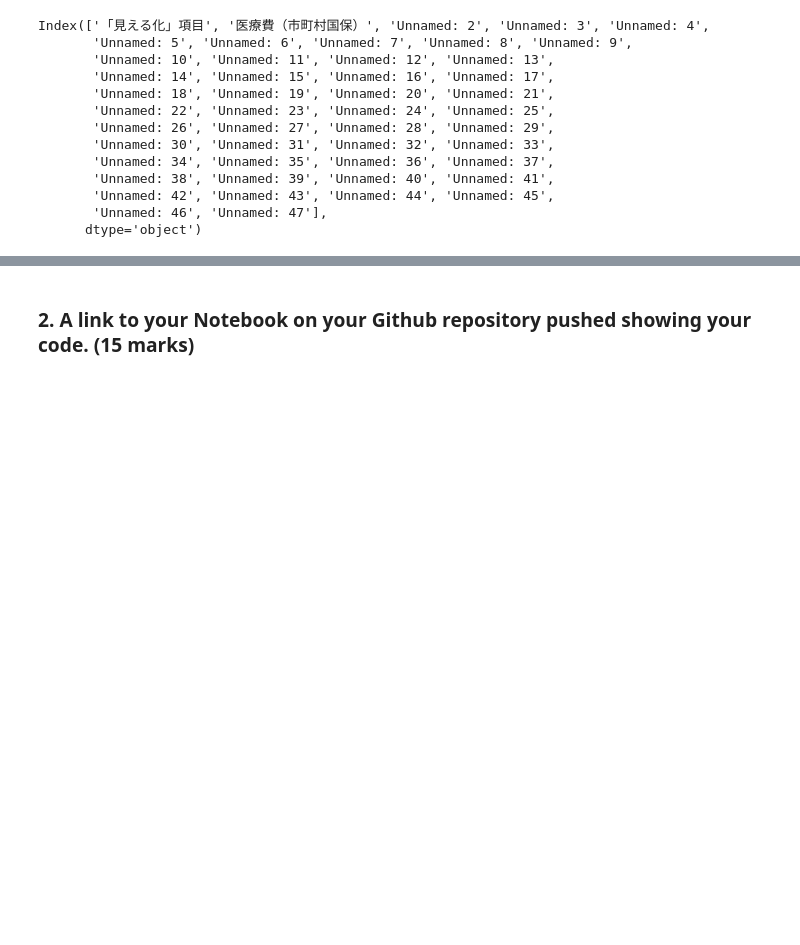
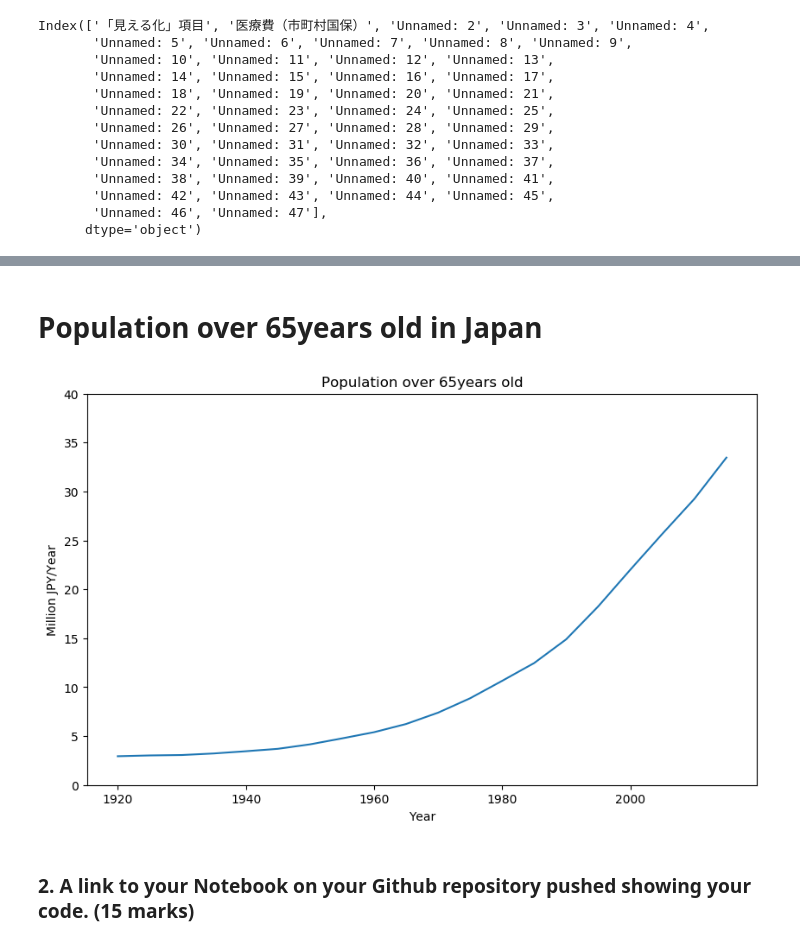
Before and after one commit to shof1/Capstone-Project, a Jupyter notebook: Week 4 - Capstone Project.ipynb, the cells around one changed output, grey strips where cells are left out. Saved outputs shown, nothing was run; the diff lists cells and outputs as text; code cells hidden in the pictures; blank space fills up the shorter version.

```diff
--- a/Week 4 - Capstone Project.ipynb
+++ b/Week 4 - Capstone Project.ipynb
@@ -336,0 +206,4 @@ csv_input = pd.read_csv(filepath_or_buffer="D:\株価情報CSV\TEST_STOCK.csv",
+# %%
+df_data_3= df_data_3.drop('人口（女）', axis=1)
+# %%
+df_data_3= df_data_3.drop(range(395,406))
@@ -337,3 +231,24 @@ csv_input = pd.read_csv(filepath_or_buffer="D:\株価情報CSV\TEST_STOCK.csv",
+# %%
+df_data_4=df_data_3[df_data_3["年齢5歳階級"].isin(["65〜69歳", "70〜74歳","75〜79歳","80〜84歳","85〜89歳","90〜94歳","95〜99歳","100〜104歳","105〜109歳","110歳以上","85歳以上"])]
+# %%
+x2 =[]
+y2 =[]
+for i in range(1920, 2020,5):
+    x2.append(i)
+    y2.append((df_data_4[df_data_4["西暦（年）"] == i]["人口（総数）"].sum())/1000000)
+# %% [markdown]
+# Population over 65years old in Japan
+# %%
+plt.figure(figsize=(10, 6), dpi=100)
+plt.xlabel('Year')
+plt.ylabel('Million JPY/Year')
+plt.title('Population over 65years old')
+plt.ylim([0,40])
+plt.plot(x2,y2)
+
+plt.show()
+# %% [output]
+[figure, added]
 # %% [markdown]
 ### 2. A link to your Notebook on your Github repository pushed showing your code. (15 marks)
 # %% [markdown]
```
Also changed, not shown: parts of 58 cells of this notebook.
